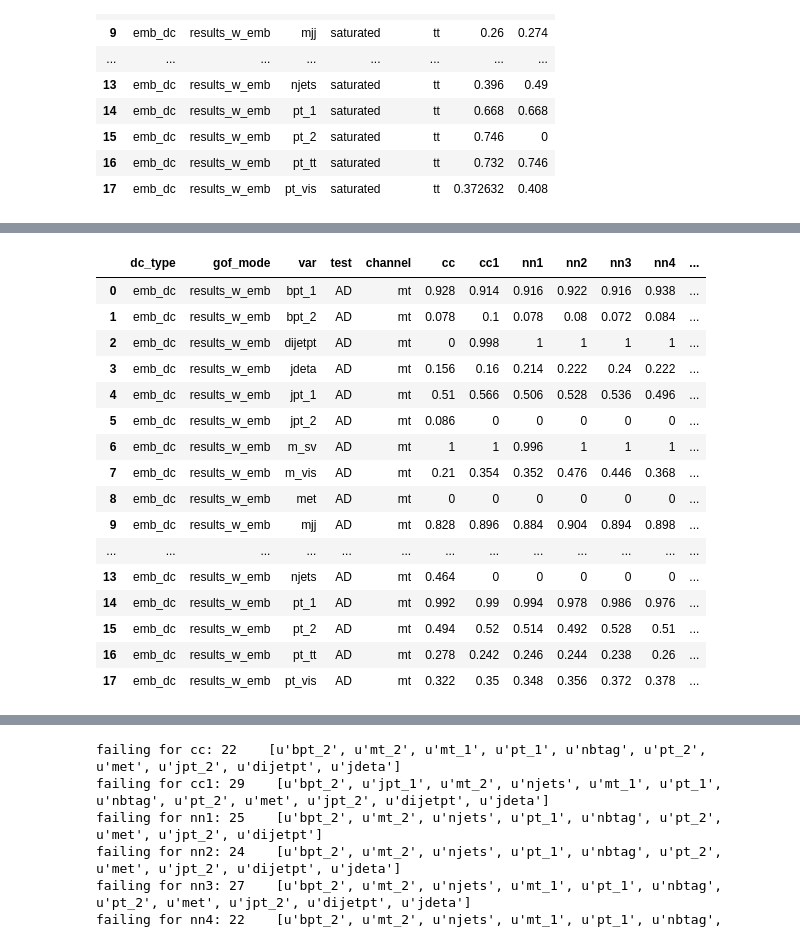
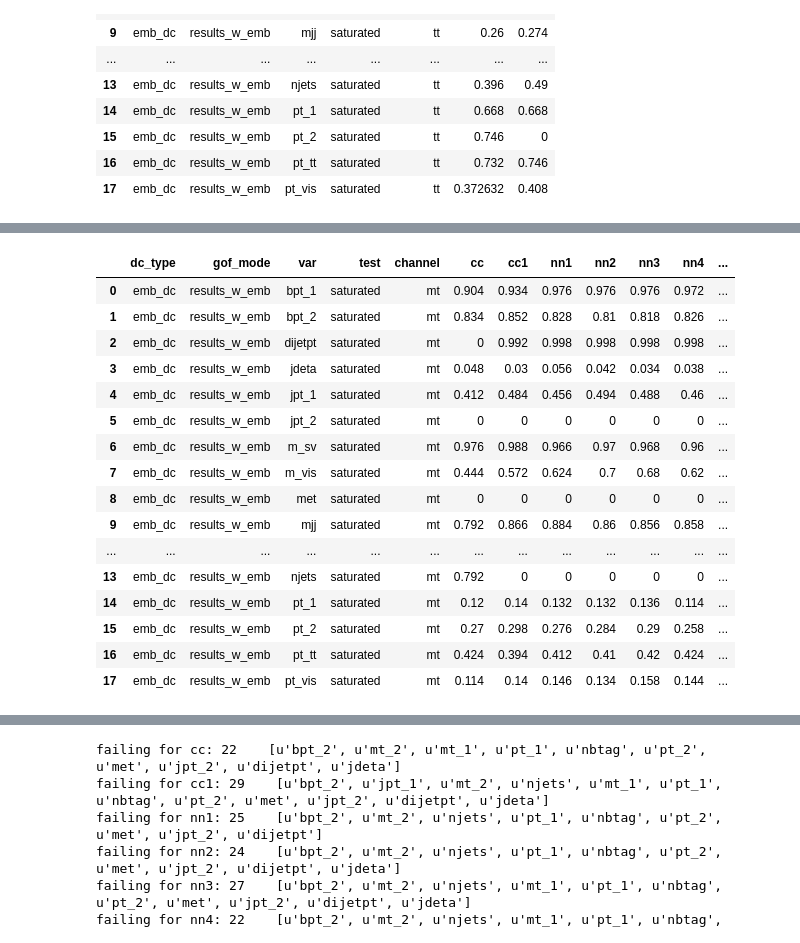
Before and after one commit to msajatov/GOFAnalysis, a Jupyter notebook: src/notebooks/test2.ipynb, the cells around one changed output, grey strips where cells are left out. Saved outputs shown, nothing was run; the diff lists cells and outputs as text; code cells hidden in the pictures.

```diff
--- a/src/notebooks/test2.ipynb
+++ b/src/notebooks/test2.ipynb
@@ -1,4 +1,6 @@
 # %%
+import evalgof
+
 def color_negative_red(val):
     """
     Takes a scalar and returns a string with
@@ -15,10 +17,16 @@ def highlight_max(s):
     is_max = s == s.max()
     return ['background-color: greenyellow' if v else '' for v in is_max]
 
+def highlight_greater_than_base(s):
+    '''
+    highlight yellow if greater than the value in a base column
+    '''
+    is_greater = s > s["cc"]
+    return ['background-color: yellow' if v else '' for v in is_max]
 
-columns = list(result.columns)
-columns.remove("dc_type")
-columns.remove("gof_mode")
-columns.remove("var")
-columns.remove("test")
-columns.remove("channel")
+def highlight_greater_than_base(row):
+    ret = ["" for _ in row.index]
+    for colname in row.index:
+        if row[colname] > row["cc"]:
+            ret[row.index.get_loc(colname)] = "background-color: yellow"
+    return ret
@@ -106,30 +154,31 @@ result.style.applymap(color_negative_red) \
 # %%
 reload(evalgof)
 from IPython.display import display, HTML
 import evalgof
 df = evalgof.loadDF("")
 
 cols = ["cc1", "nn1", "nn2", "nn3", "nn4", "nn5", "nn6", "nn7", "nn8", "nn9", "nn10"]
 completecols = cols + ["cc"]
 
-result = evalgof.compareSideBySide(df, "cc", cols, "AD", "mt")
+result = evalgof.compareSideBySide(df, "cc", cols, "saturated", "mt")
 result.style.applymap(color_negative_red) \
+            .apply(highlight_greater_than_base, subset=completecols, axis=1) \
             .apply(highlight_max, subset=completecols, axis=1)
 # %% [output]
 |  | dc_type | gof_mode | var | test | channel | cc | cc1 | nn1 | nn2 | nn3 | nn4 | ... |
-| 0 | emb_dc | results_w_emb | bpt_1 | AD | mt | 0.928 | 0.914 | 0.916 | 0.922 | 0.916 | 0.938 | ... |
-| 1 | emb_dc | results_w_emb | bpt_2 | AD | mt | 0.078 | 0.1 | 0.078 | 0.08 | 0.072 | 0.084 | ... |
-| 2 | emb_dc | results_w_emb | dijetpt | AD | mt | 0 | 0.998 | 1 | 1 | 1 | 1 | ... |
-| 3 | emb_dc | results_w_emb | jdeta | AD | mt | 0.156 | 0.16 | 0.214 | 0.222 | 0.24 | 0.222 | ... |
-| 4 | emb_dc | results_w_emb | jpt_1 | AD | mt | 0.51 | 0.566 | 0.506 | 0.528 | 0.536 | 0.496 | ... |
-| 5 | emb_dc | results_w_emb | jpt_2 | AD | mt | 0.086 | 0 | 0 | 0 | 0 | 0 | ... |
-| 6 | emb_dc | results_w_emb | m_sv | AD | mt | 1 | 1 | 0.996 | 1 | 1 | 1 | ... |
-| 7 | emb_dc | results_w_emb | m_vis | AD | mt | 0.21 | 0.354 | 0.352 | 0.476 | 0.446 | 0.368 | ... |
-| 8 | emb_dc | results_w_emb | met | AD | mt | 0 | 0 | 0 | 0 | 0 | 0 | ... |
-| 9 | emb_dc | results_w_emb | mjj | AD | mt | 0.828 | 0.896 | 0.884 | 0.904 | 0.894 | 0.898 | ... |
+| 0 | emb_dc | results_w_emb | bpt_1 | saturated | mt | 0.904 | 0.934 | 0.976 | 0.976 | 0.976 | 0.972 | ... |
+| 1 | emb_dc | results_w_emb | bpt_2 | saturated | mt | 0.834 | 0.852 | 0.828 | 0.81 | 0.818 | 0.826 | ... |
+| 2 | emb_dc | results_w_emb | dijetpt | saturated | mt | 0 | 0.992 | 0.998 | 0.998 | 0.998 | 0.998 | ... |
+| 3 | emb_dc | results_w_emb | jdeta | saturated | mt | 0.048 | 0.03 | 0.056 | 0.042 | 0.034 | 0.038 | ... |
+| 4 | emb_dc | results_w_emb | jpt_1 | saturated | mt | 0.412 | 0.484 | 0.456 | 0.494 | 0.488 | 0.46 | ... |
+| 5 | emb_dc | results_w_emb | jpt_2 | saturated | mt | 0 | 0 | 0 | 0 | 0 | 0 | ... |
+| 6 | emb_dc | results_w_emb | m_sv | saturated | mt | 0.976 | 0.988 | 0.966 | 0.97 | 0.968 | 0.96 | ... |
+| 7 | emb_dc | results_w_emb | m_vis | saturated | mt | 0.444 | 0.572 | 0.624 | 0.7 | 0.68 | 0.62 | ... |
+| 8 | emb_dc | results_w_emb | met | saturated | mt | 0 | 0 | 0 | 0 | 0 | 0 | ... |
+| 9 | emb_dc | results_w_emb | mjj | saturated | mt | 0.792 | 0.866 | 0.884 | 0.86 | 0.856 | 0.858 | ... |
 | ... | ... | ... | ... | ... | ... | ... | ... | ... | ... | ... | ... | ... |
-| 13 | emb_dc | results_w_emb | njets | AD | mt | 0.464 | 0 | 0 | 0 | 0 | 0 | ... |
-| 14 | emb_dc | results_w_emb | pt_1 | AD | mt | 0.992 | 0.99 | 0.994 | 0.978 | 0.986 | 0.976 | ... |
-| 15 | emb_dc | results_w_emb | pt_2 | AD | mt | 0.494 | 0.52 | 0.514 | 0.492 | 0.528 | 0.51 | ... |
-| 16 | emb_dc | results_w_emb | pt_tt | AD | mt | 0.278 | 0.242 | 0.246 | 0.244 | 0.238 | 0.26 | ... |
-| 17 | emb_dc | results_w_emb | pt_vis | AD | mt | 0.322 | 0.35 | 0.348 | 0.356 | 0.372 | 0.378 | ... |
+| 13 | emb_dc | results_w_emb | njets | saturated | mt | 0.792 | 0 | 0 | 0 | 0 | 0 | ... |
+| 14 | emb_dc | results_w_emb | pt_1 | saturated | mt | 0.12 | 0.14 | 0.132 | 0.132 | 0.136 | 0.114 | ... |
+| 15 | emb_dc | results_w_emb | pt_2 | saturated | mt | 0.27 | 0.298 | 0.276 | 0.284 | 0.29 | 0.258 | ... |
+| 16 | emb_dc | results_w_emb | pt_tt | saturated | mt | 0.424 | 0.394 | 0.412 | 0.41 | 0.42 | 0.424 | ... |
+| 17 | emb_dc | results_w_emb | pt_vis | saturated | mt | 0.114 | 0.14 | 0.146 | 0.134 | 0.158 | 0.144 | ... |
```
Also changed, not shown: parts of 5 cells of this notebook, 3 other files.
